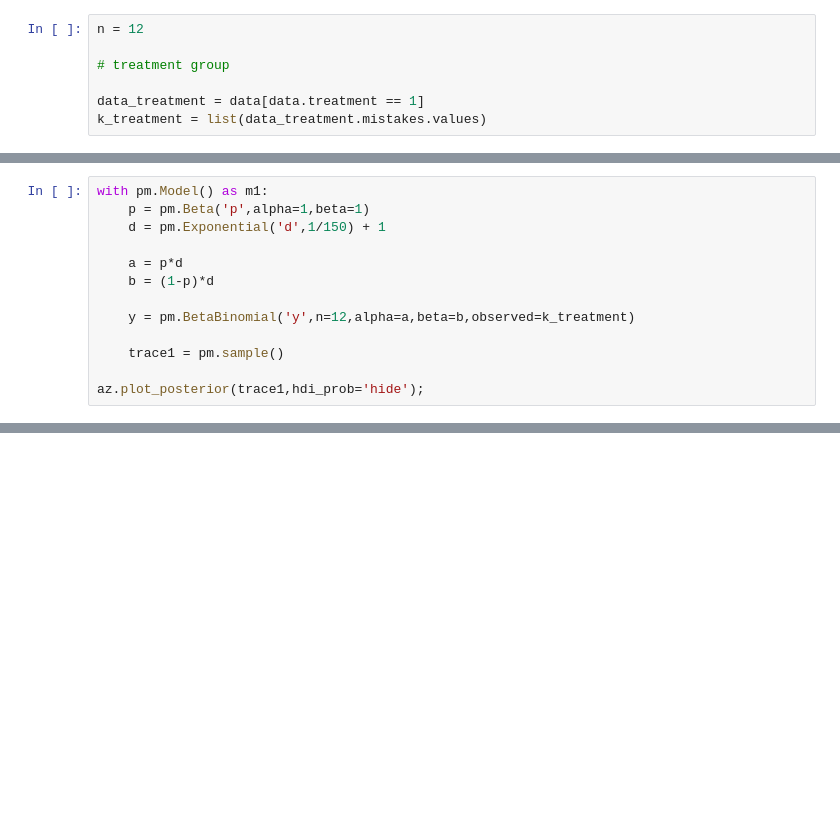
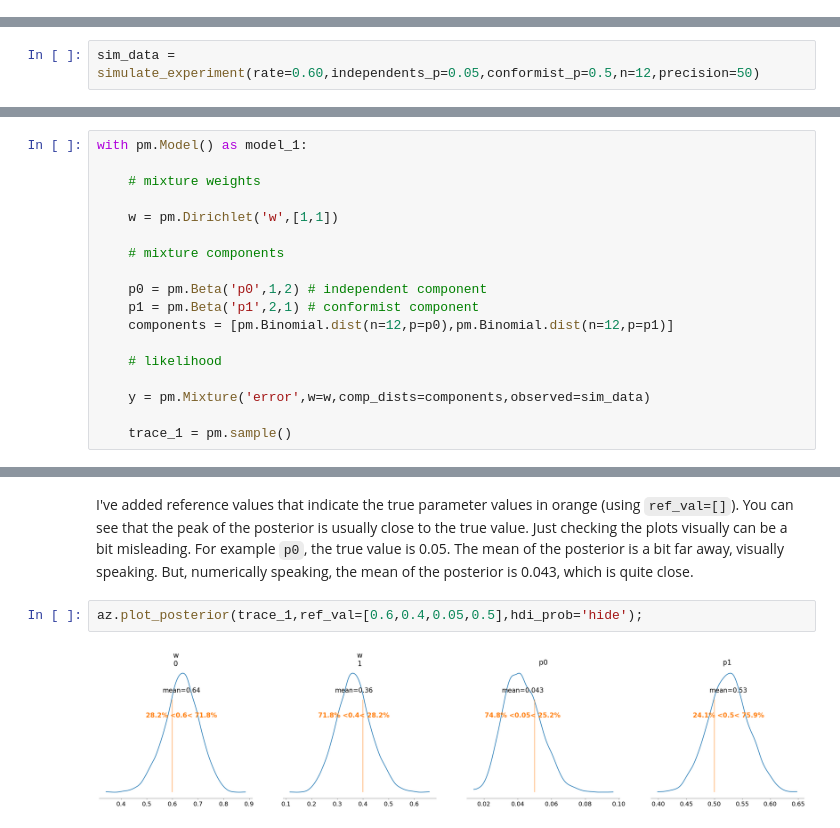
Before and after one commit to daniel-saunders-phil/cogs-303, a Jupyter notebook: lectures/Lecture 14 - What is the right sample size.ipynb, the cells around one changed output, grey strips where cells are left out. Drawn from its saved outputs; the diff is of its cells as text; blank space fills up the shorter version.

```diff
--- a/lectures/Lecture 14 - What is the right sample size.ipynb
+++ b/lectures/Lecture 14 - What is the right sample size.ipynb
@@ -41,7 +27,0 @@ Below is how we extract the treatment group. But how do we extract the control g
-# %%
-n = 12
-
-# treatment group
-
-data_treatment = data[data.treatment == 1]
-k_treatment = list(data_treatment.mistakes.values)
@@ -52,13 +27,0 @@ Here is the pymc code to estimate the beta-binomial on the treatment. What chang
-# %%
-with pm.Model() as m1:
-    p = pm.Beta('p',alpha=1,beta=1)
-    d = pm.Exponential('d',1/150) + 1
-
-    a = p*d
-    b = (1-p)*d
-
-    y = pm.BetaBinomial('y',n=12,alpha=a,beta=b,observed=k_treatment)
-
-    trace1 = pm.sample()
-
-az.plot_posterior(trace1,hdi_prob='hide');
@@ -78,0 +94,2 @@ Finally, we want to get a histogram to compare the two sets of predictions. Subt
+# %%
+sim_data = simulate_experiment(rate=0.60,independents_p=0.05,conformist_p=0.5,n=12,precision=50)
@@ -78,0 +98,18 @@ Finally, we want to get a histogram to compare the two sets of predictions. Subt
+# %%
+with pm.Model() as model_1:
+
+    # mixture weights
+
+    w = pm.Dirichlet('w',[1,1])
+
+    # mixture components
+
+    p0 = pm.Beta('p0',1,2) # independent component
+    p1 = pm.Beta('p1',2,1) # conformist component
+    components = [pm.Binomial.dist(n=12,p=p0),pm.Binomial.dist(n=12,p=p1)]
+
+    # likelihood
+
+    y = pm.Mixture('error',w=w,comp_dists=components,observed=sim_data)
+
+    trace_1 = pm.sample()
@@ -78,0 +123,6 @@ Finally, we want to get a histogram to compare the two sets of predictions. Subt
+# %% [markdown]
+I've added reference values that indicate the true parameter values in orange (using `ref_val=[]`). You can see that the peak of the posterior is usually close to the true value. Just checking the plots visually can be a bit misleading. For example `p0`, the true value is 0.05. The mean of the posterior is a bit far away, visually speaking. But, numerically speaking, the mean of the posterior is 0.043, which is quite close.
+# %%
+az.plot_posterior(trace_1,ref_val=[0.6,0.4,0.05,0.5],hdi_prob='hide');
+# %% [output]
+[figure, added]
```
Also changed, not shown: parts of 103 cells of this notebook, 1 other file.
